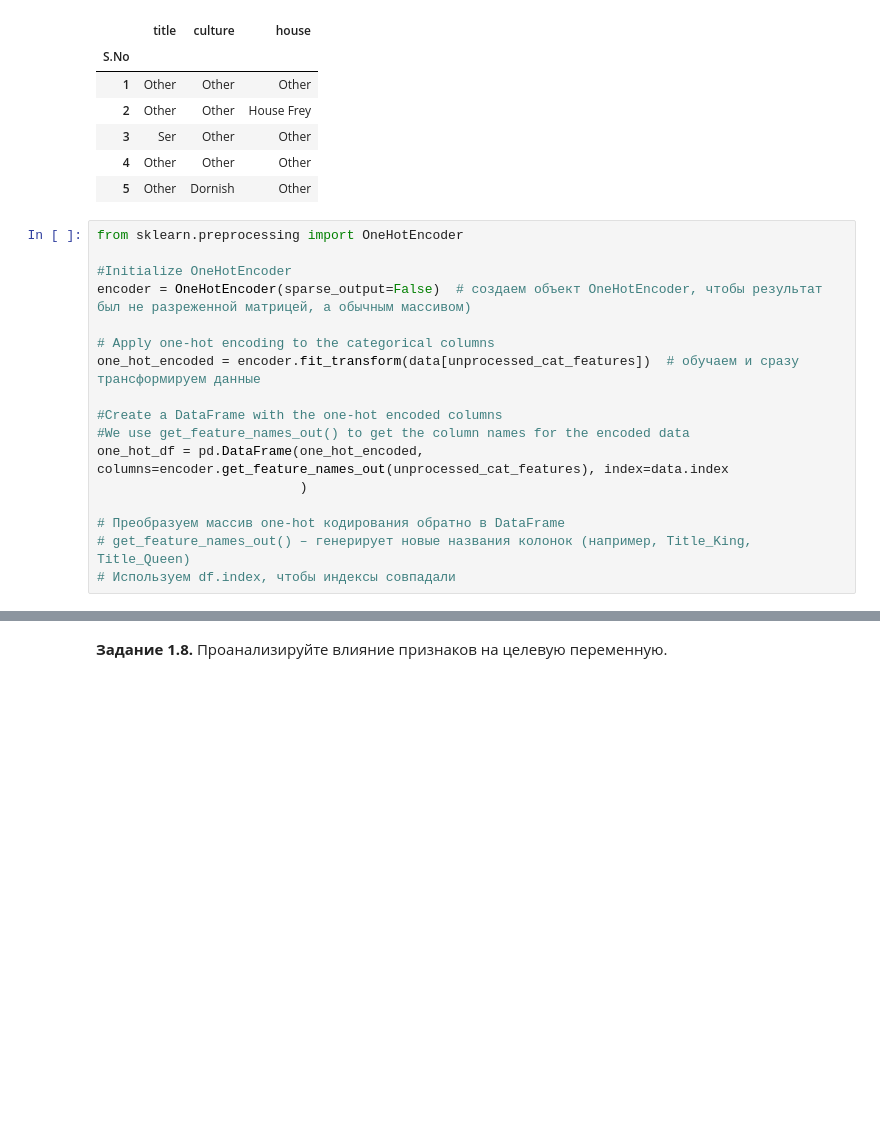
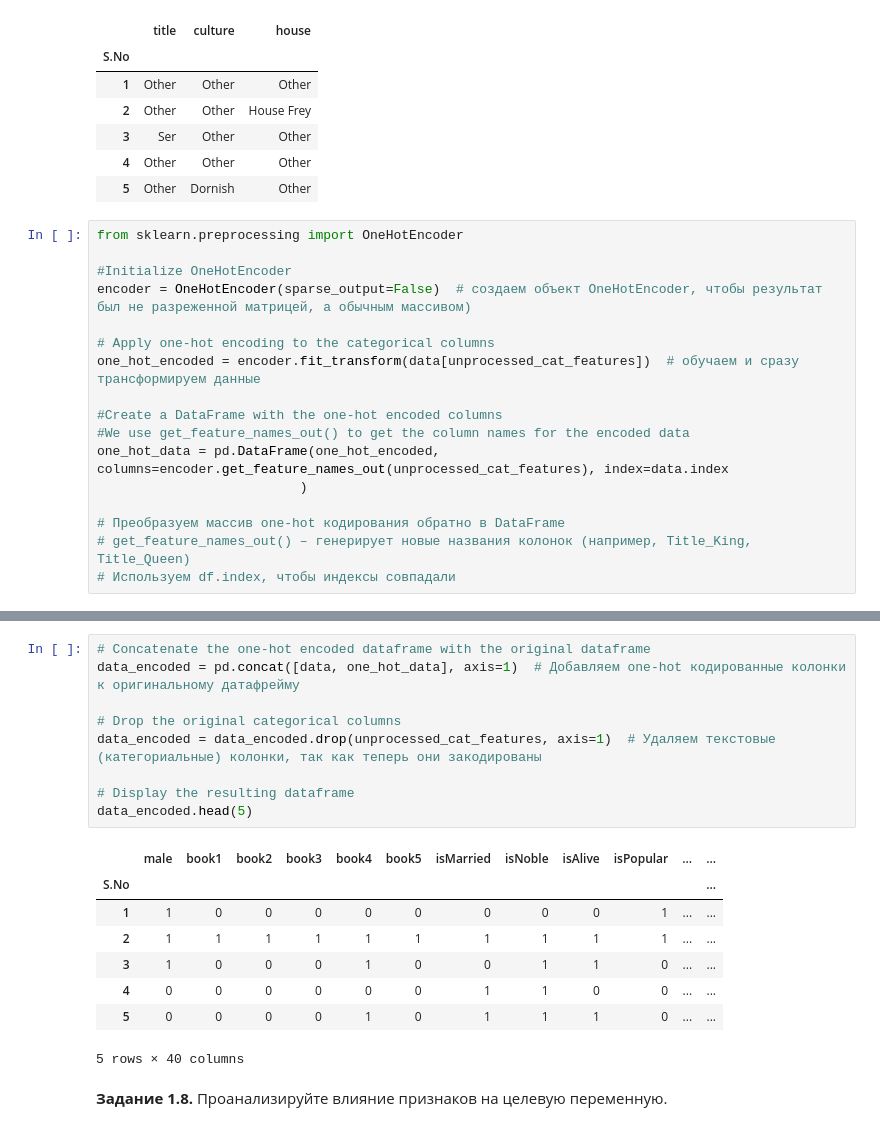
Before and after one commit to taravskayavm/DLS_I, a Jupyter notebook: week_01_ml_intro/Homework/hw_1_game_of_thrones.ipynb, the cells around one changed output, grey strips where cells are left out. Saved outputs shown, nothing was run; the diff lists cells and outputs as text; blank space fills up the shorter version.

```diff
--- a/week_01_ml_intro/Homework/hw_1_game_of_thrones.ipynb
+++ b/week_01_ml_intro/Homework/hw_1_game_of_thrones.ipynb
@@ -459,7 +459,7 @@ one_hot_encoded = encoder.fit_transform(data[unprocessed_cat_features])  # об
 
 #Create a DataFrame with the one-hot encoded columns
 #We use get_feature_names_out() to get the column names for the encoded data
-one_hot_df = pd.DataFrame(one_hot_encoded, columns=encoder.get_feature_names_out(unprocessed_cat_features), index=data.index
+one_hot_data = pd.DataFrame(one_hot_encoded, columns=encoder.get_feature_names_out(unprocessed_cat_features), index=data.index
                           )
 
 # Преобразуем массив one-hot кодирования обратно в DataFrame
@@ -476,6 +476,24 @@ one_hot_df.head(5)
 | 4 | 0.0 | 0.0 | 0.0 | 0.0 | 1.0 | 0.0 | 0.0 | ... |
 | 5 | 0.0 | 0.0 | 0.0 | 0.0 | 1.0 | 0.0 | 0.0 | ... |
 5 rows × 29 columns
+# %%
+# Concatenate the one-hot encoded dataframe with the original dataframe
+data_encoded = pd.concat([data, one_hot_data], axis=1)  # Добавляем one-hot кодированные колонки к оригинальному датафрейму
+
+# Drop the original categorical columns
+data_encoded = data_encoded.drop(unprocessed_cat_features, axis=1)  # Удаляем текстовые (категориальные) колонки, так как теперь они закодированы
+
+# Display the resulting dataframe
+data_encoded.head(5)
+# %% [output]
+|  | male | book1 | book2 | book3 | book4 | book5 | isMarried | isNoble | isAlive | isPopular | ... | ... |
+| S.No |  |  |  |  |  |  |  |  |  |  |  | ... |
+| 1 | 1 | 0 | 0 | 0 | 0 | 0 | 0 | 0 | 0 | 1 | ... | ... |
+| 2 | 1 | 1 | 1 | 1 | 1 | 1 | 1 | 1 | 1 | 1 | ... | ... |
+| 3 | 1 | 0 | 0 | 0 | 1 | 0 | 0 | 1 | 1 | 0 | ... | ... |
+| 4 | 0 | 0 | 0 | 0 | 0 | 0 | 1 | 1 | 0 | 0 | ... | ... |
+| 5 | 0 | 0 | 0 | 0 | 1 | 0 | 1 | 1 | 1 | 0 | ... | ... |
+5 rows × 40 columns
 # %% [markdown]
 **Задание 1.8.** Проанализируйте влияние признаков на целевую переменную.
 # %%
```
Also changed, not shown: parts of 2 cells of this notebook.
